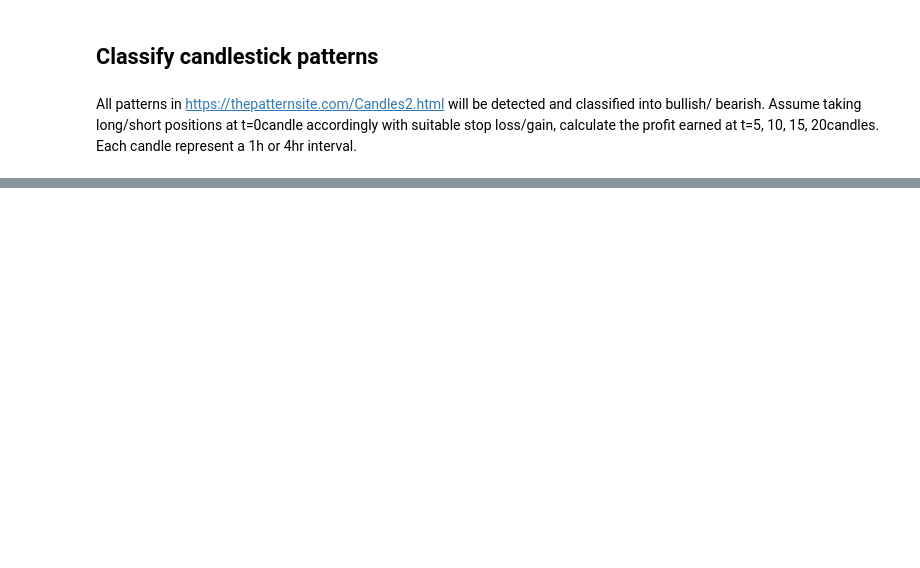
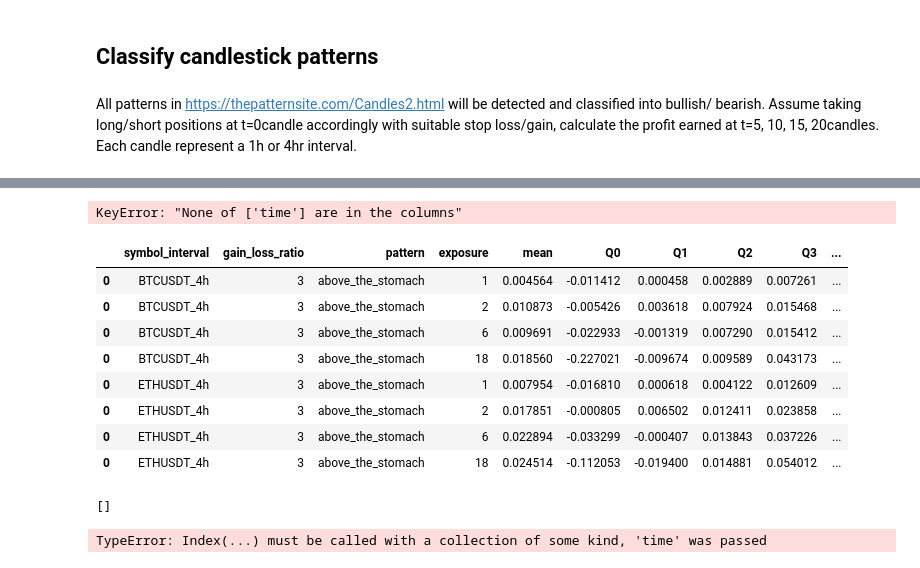
Before and after one commit to karsonchancwk/crypto_premarket_dashboard_demo, a Jupyter notebook: kline_candlestick/classify_candlestick_pattern.ipynb, the cells around one changed output, grey strips where cells are left out. Cells and saved outputs as stored; diff of their text form; code cells hidden in the pictures; blank space fills up the shorter version.

```diff
--- a/kline_candlestick/classify_candlestick_pattern.ipynb
+++ b/kline_candlestick/classify_candlestick_pattern.ipynb
@@ -124,0 +68,33 @@ plt.hist(df_1to3['profit'].sort_values(
+# %%
+def above_the_stomach(i, gain_loss_ratio) -> Union[dict, None]:
+  conditions = [
+    # coin_sym_data['open'].iloc[i-5] > coin_sym_data['close'].iloc[i-5],
+                coin_sym_data['open'].iloc[i-4] > coin_sym_data['close'].iloc[i-4] ,
+                coin_sym_data['open'].iloc[i-3] > coin_sym_data['close'].iloc[i-3] ,
+                coin_sym_data['open'].iloc[i-2] > coin_sym_data['close'].iloc[i-2],
+                coin_sym_data['open'].iloc[i-1] < coin_sym_data['close'].iloc[i-1],
+                coin_sym_data['open'].iloc[i-1] >= (coin_sym_data['open'].iloc[i-2] + coin_sym_data['close'].iloc[i-2])/2]
+  if not all(conditions):
+    return None, None, None
+  # print(i)
+  stop_loss = coin_sym_data['low'].iloc[i-2] * .9995
+  stop_gain = (coin_sym_data['close'].iloc[i-1] - stop_loss) * \
+      gain_loss_ratio + coin_sym_data['close'].iloc[i-1]
+  return 'bull', stop_loss, stop_gain
+
+
+def below_the_stomach(i, gain_loss_ratio) -> Union[dict, None]:
+  conditions = [coin_sym_data['open'].iloc[i-5] < coin_sym_data['close'].iloc[i-5],
+                coin_sym_data['open'].iloc[i-4] < coin_sym_data['close'].iloc[i-4],
+                coin_sym_data['open'].iloc[i-3] < coin_sym_data['close'].iloc[i-3],
+                coin_sym_data['open'].iloc[i-2] < coin_sym_data['close'].iloc[i-2],
+                coin_sym_data['open'].iloc[i-1] > coin_sym_data['close'].iloc[i-1],
+                coin_sym_data['open'].iloc[i-1] <= (coin_sym_data['open'].iloc[i-2] + coin_sym_data['close'].iloc[i-2])/2]
+  if not all(conditions):
+    return None, None, None
+  # print(i)
+  stop_loss = coin_sym_data['high'].iloc[i-2] * 1.0005
+  stop_gain = coin_sym_data['close'].iloc[i-1]- (stop_loss - coin_sym_data['close'].iloc[i-1] ) * gain_loss_ratio
+  return 'bear', stop_loss, stop_gain
+# %%
+patterns_lib = {'above_the_stomach': above_the_stomach}
@@ -124,0 +140,33 @@ plt.hist(df_1to3['profit'].sort_values(
+# %%
+# global coin_sym_data
+for this_coin_sym in ['BTCUSDT_4h','ETHUSDT_4h']:
+  coin_sym_data = coin_sym_to_dict[this_coin_sym]
+  for pattern in ['above_the_stomach']:
+    for exposure in [1, 2, 6, 18]:
+      metadata_row=detect_pattern_compute_stat(
+          symbol_interval=this_coin_sym, pattern=pattern, exposure=exposure, gain_loss_ratio=3)
+      metadata = pd.concat([metadata, metadata_row])
+# %% [output]
+KeyError: "None of ['time'] are in the columns"
+# %%
+metadata
+# %% [output]
+|  | symbol_interval | gain_loss_ratio | pattern | exposure | mean | Q0 | Q1 | Q2 | Q3 | ... |
+| 0 | BTCUSDT_4h | 3 | above_the_stomach | 1 | 0.004564 | -0.011412 | 0.000458 | 0.002889 | 0.007261 | ... |
+| 0 | BTCUSDT_4h | 3 | above_the_stomach | 2 | 0.010873 | -0.005426 | 0.003618 | 0.007924 | 0.015468 | ... |
+| 0 | BTCUSDT_4h | 3 | above_the_stomach | 6 | 0.009691 | -0.022933 | -0.001319 | 0.007290 | 0.015412 | ... |
+| 0 | BTCUSDT_4h | 3 | above_the_stomach | 18 | 0.018560 | -0.227021 | -0.009674 | 0.009589 | 0.043173 | ... |
+| 0 | ETHUSDT_4h | 3 | above_the_stomach | 1 | 0.007954 | -0.016810 | 0.000618 | 0.004122 | 0.012609 | ... |
+| 0 | ETHUSDT_4h | 3 | above_the_stomach | 2 | 0.017851 | -0.000805 | 0.006502 | 0.012411 | 0.023858 | ... |
+| 0 | ETHUSDT_4h | 3 | above_the_stomach | 6 | 0.022894 | -0.033299 | -0.000407 | 0.013843 | 0.037226 | ... |
+| 0 | ETHUSDT_4h | 3 | above_the_stomach | 18 | 0.024514 | -0.112053 | -0.019400 | 0.014881 | 0.054012 | ... |
+# %%
+this_coin_sym = 'BTCUSDT'
+pattern = 'above_the_stomach'
+exposure = 18
+
+detect_pattern_compute_stat(
+    symbol_interval=this_coin_sym, pattern=pattern, exposure=exposure, gain_loss_ratio=3)
+# %% [output]
+[]
+TypeError: Index(...) must be called with a collection of some kind, 'time' was passed
```
Also changed, not shown: parts of 12 cells of this notebook.
